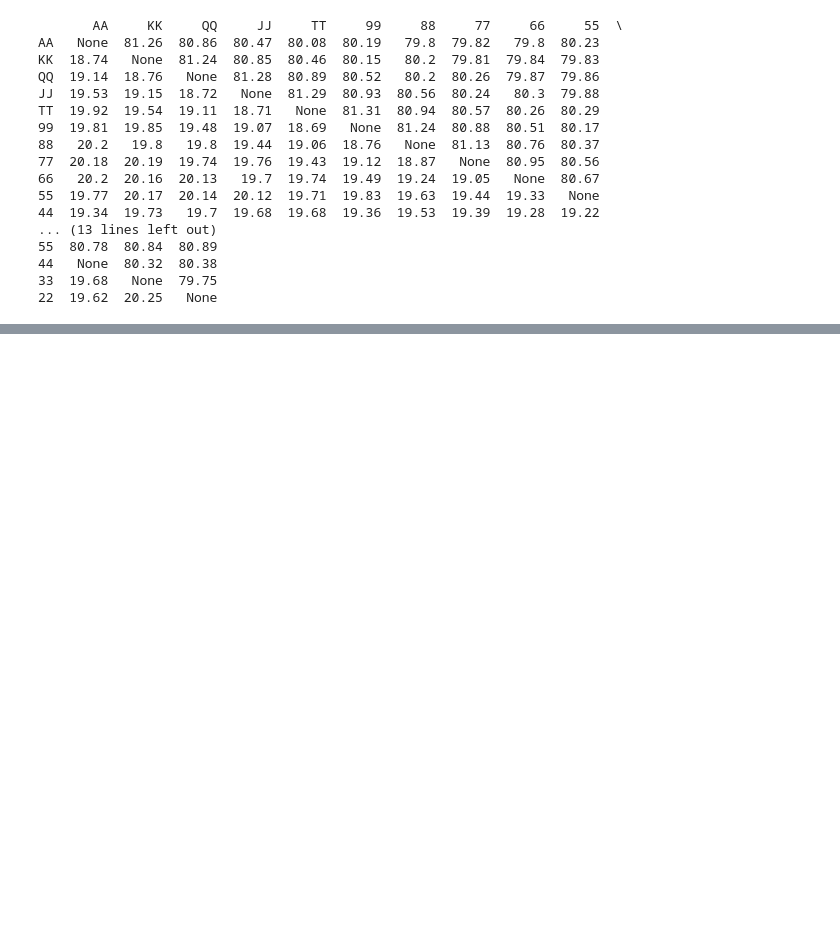
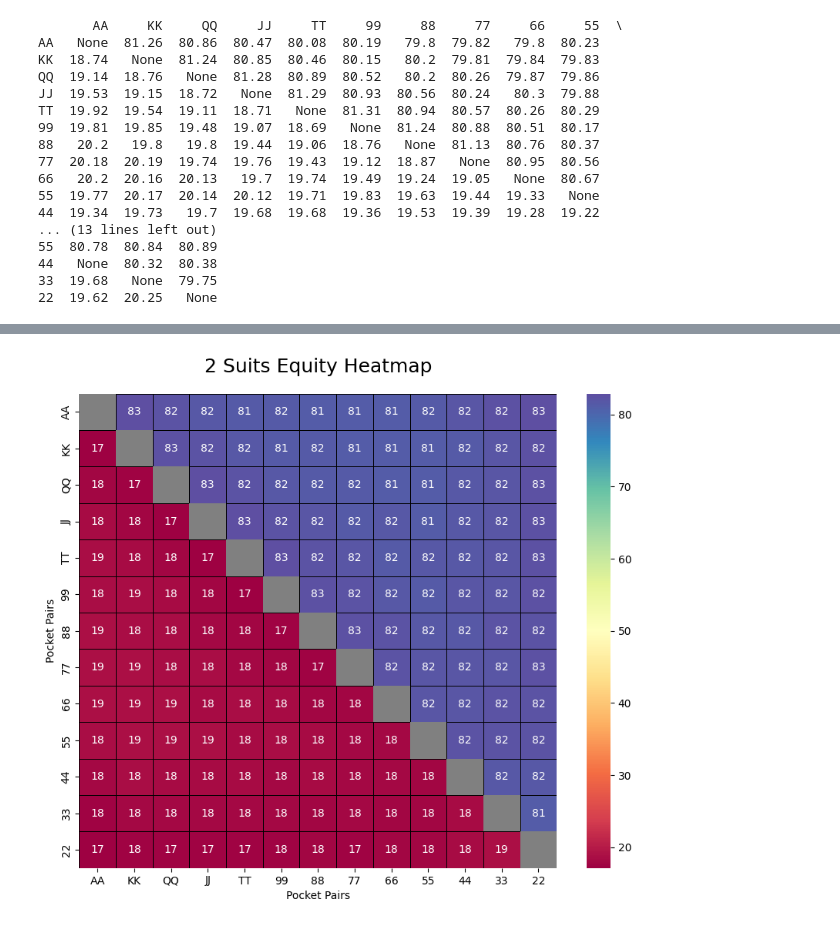
Before and after one commit to VideoPac/hello-world, a Jupyter notebook: SparringGrinder.ipynb, the cells around one changed output, grey strips where cells are left out. Saved outputs shown, nothing was run; the diff lists cells and outputs as text; code cells hidden in the pictures; blank space fills up the shorter version.

```diff
--- a/SparringGrinder.ipynb
+++ b/SparringGrinder.ipynb
@@ -393,0 +504,12 @@ foursuits_df = equity_diff_suit_df.copy()
+# %%
+import pandas as pd
+import numpy as np
+
+# Remplacer None par NaN si ce n'est pas déjà fait
+twosuits_df = twosuits_df.applymap(lambda x: np.nan if x is None else x)
+
+# Appliquer un dégradé de couleur avec des valeurs min et max définies
+twosuits_styled = twosuits_df.style.background_gradient(cmap='coolwarm', axis=None, vmin=twosuits_df.min().min(), vmax=twosuits_df.max().max())
+
+# Afficher le DataFrame stylé
+twosuits_styled
@@ -393,0 +710,32 @@ foursuits_df = equity_diff_suit_df.copy()
+# %%
+import pandas as pd
+import numpy as np
+import seaborn as sns
+import matplotlib.pyplot as plt
+
+# Remplacer None par NaN si ce n'est pas déjà fait
+twosuits_df = twosuits_df.applymap(lambda x: np.nan if x is None else x)
+
+# Déterminer les valeurs minimales et maximales du DataFrame
+min_value = twosuits_df.min().min()
+max_value = twosuits_df.max().max()
+
+# Créer une figure pour ajuster la taille de la heatmap
+plt.figure(figsize=(10, 8))
+
+# Créer une heatmap avec un dégradé de couleur, en spécifiant les valeurs min et max
+sns.heatmap(twosuits_df, annot=True, cmap='Spectral', vmin=min_value, vmax=max_value, cbar=True, linewidths=.5, linecolor='black')
+
+# Ajouter une diagonale grise pour distinguer les paires identiques
+for i in range(len(twosuits_df)):
+    plt.gca().add_patch(plt.Rectangle((i, i), 1, 1, fill=True, color='grey', lw=0))
+
+# Ajuster les labels et le titre
+plt.title("2 Suits Equity Heatmap", fontsize=18, pad=20)
+plt.xlabel("Pocket Pairs")
+plt.ylabel("Pocket Pairs")
+
+# Afficher le graphique
+plt.show()
+# %% [output]
+[figure, added]
```
Also changed, not shown: parts of 16 cells of this notebook.
